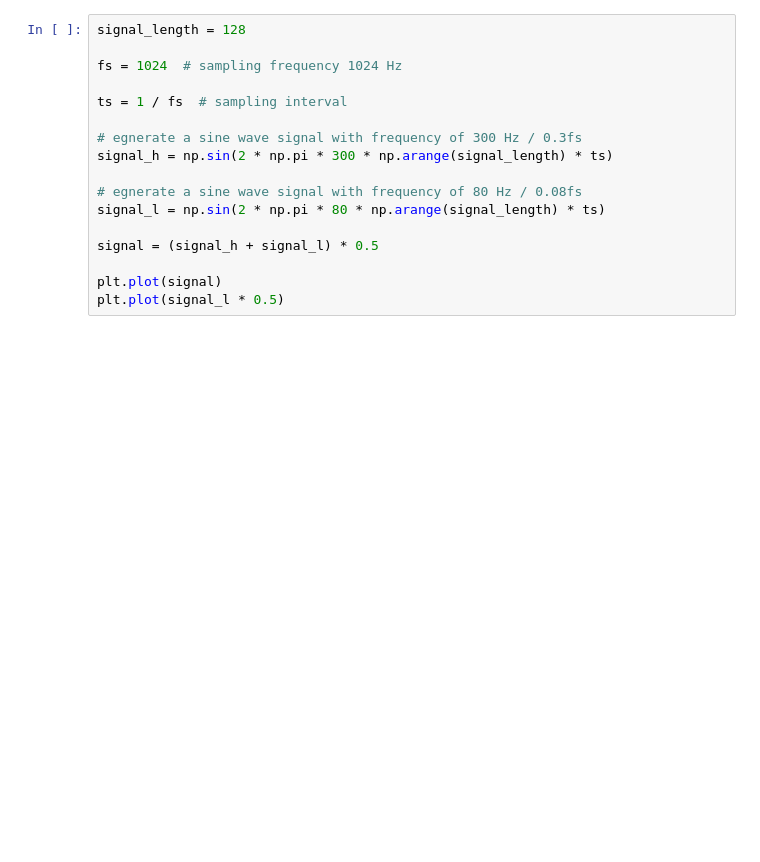
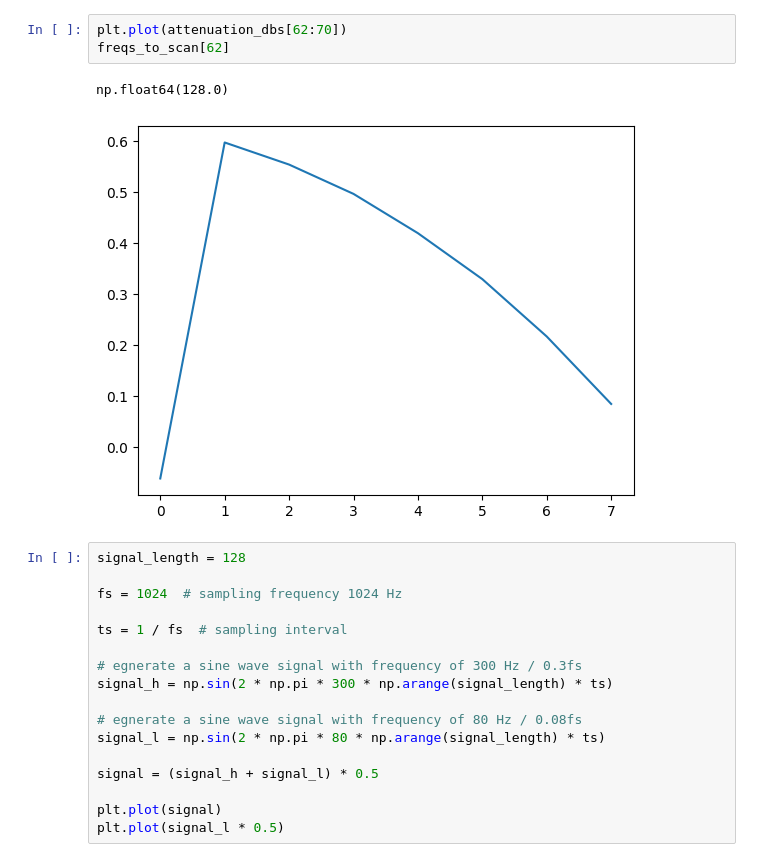
Before and after one commit to ruich95/SynQ, a Jupyter notebook: src/python/seq_fir.ipynb, the cells around one changed output. Drawn from its saved outputs; the diff is of its cells as text; blank space fills up the shorter version.

```diff
--- a/src/python/seq_fir.ipynb
+++ b/src/python/seq_fir.ipynb
@@ -8,3 +87,9 @@ from tqdm import tqdm
+# %%
+plt.plot(attenuation_dbs[62:70])
+freqs_to_scan[62]
+# %% [output]
+np.float64(128.0)
+[figure, added]
 # %%
 signal_length = 128
 
```
Also changed, not shown: parts of 4 cells of this notebook, 18 other files.
